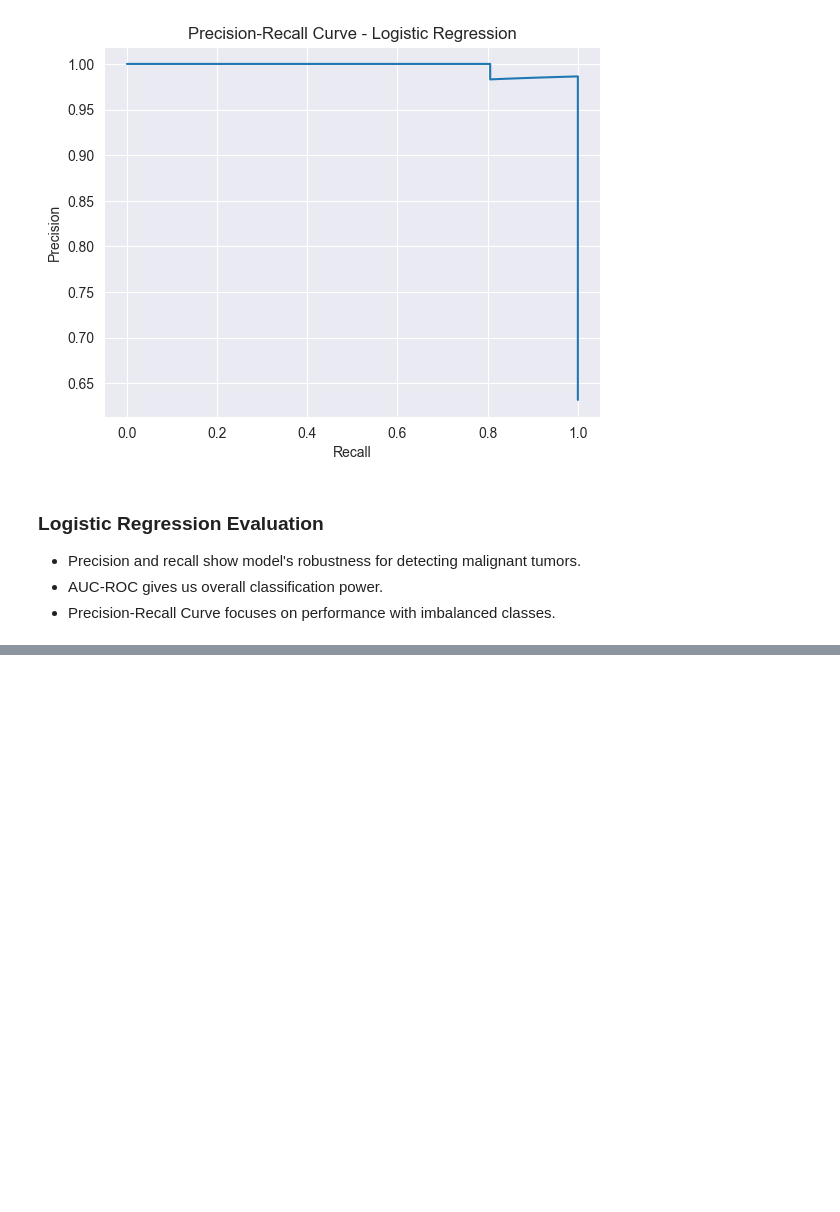
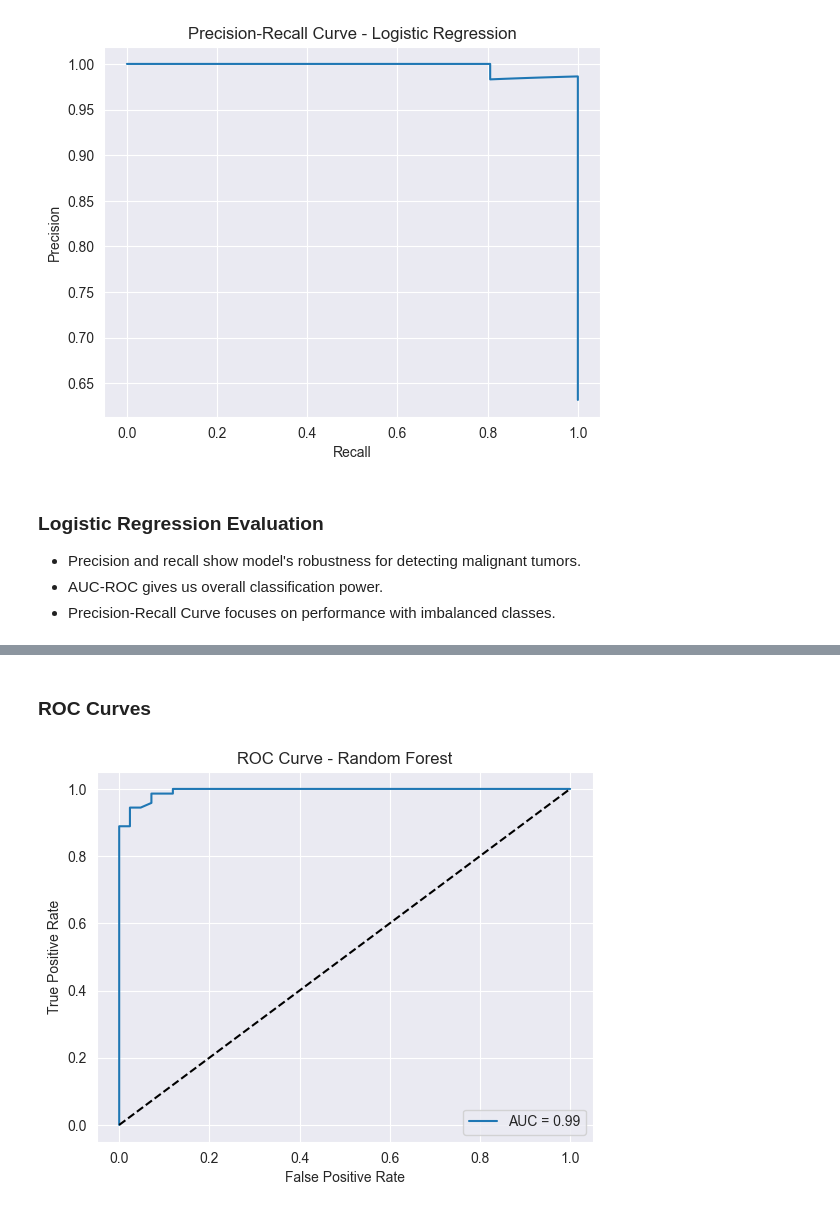
Before and after one commit to YassienTawfikk/BreastCancer-XAI-Evaluation, a Jupyter notebook: notebooks/02_modeling.ipynb, the cells around one changed output, grey strips where cells are left out. Cells and saved outputs as stored; diff of their text form; code cells hidden in the pictures; blank space fills up the shorter version.

```diff
--- a/notebooks/02_modeling.ipynb
+++ b/notebooks/02_modeling.ipynb
@@ -123,0 +172,14 @@ plt.show()
+# %% [markdown]
+### ROC Curves
+# %%
+fpr_rf, tpr_rf, _ = roc_curve(y_test, y_prob_rf)
+plt.plot(fpr_rf, tpr_rf, label=f"AUC = {roc_auc_score(y_test, y_prob_rf):.2f}")
+plt.plot([0, 1], [0, 1], 'k--')
+plt.xlabel("False Positive Rate")
+plt.ylabel("True Positive Rate")
+plt.title("ROC Curve - Random Forest")
+plt.legend()
+plt.savefig('../outputs/Random Forest/plots/roc_curve.png', bbox_inches='tight')
+plt.show()
+# %% [output]
+[figure, added]
```
Also changed, not shown: parts of 21 cells of this notebook.
